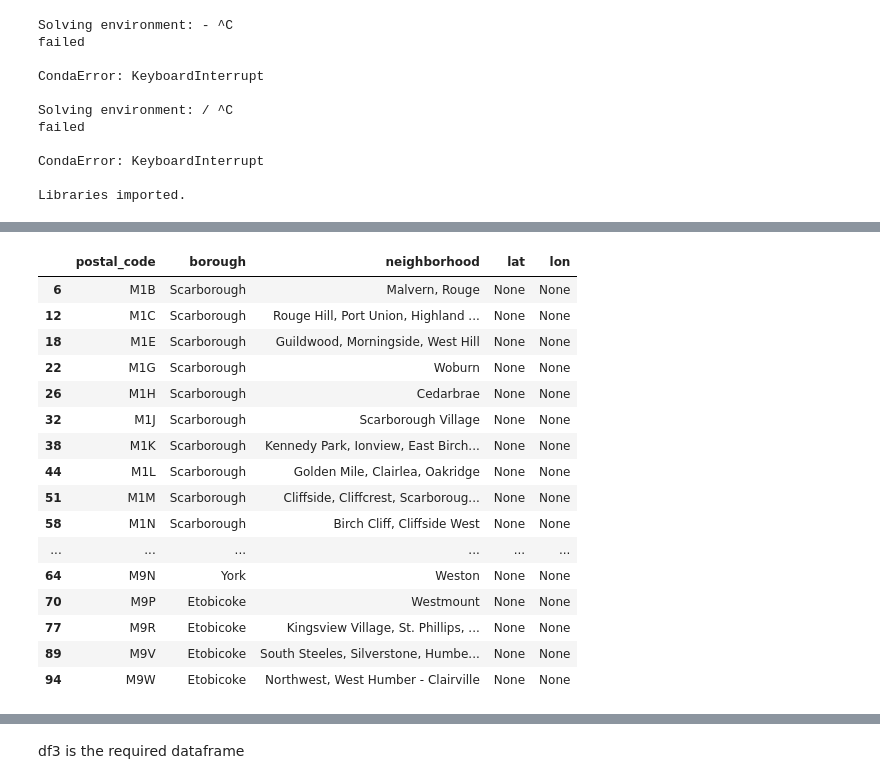
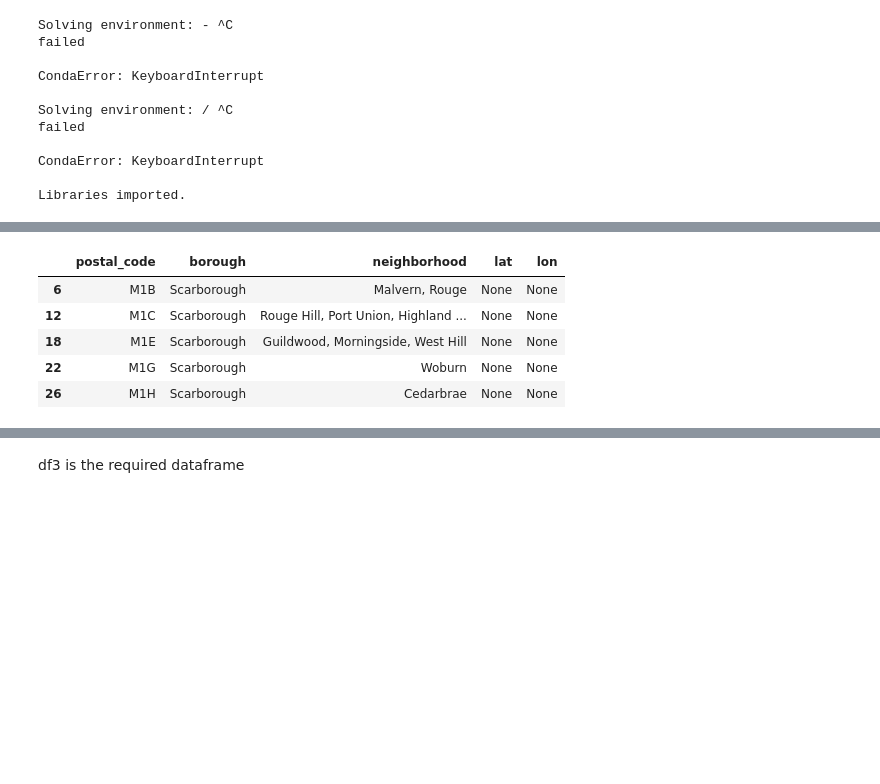
Before and after one commit to nnkurhade/Coursera_Capstone, a Jupyter notebook: Coursera_Capstone_Assign_2.ipynb, the cells around one changed output, grey strips where cells are left out. Saved outputs shown, nothing was run; the diff lists cells and outputs as text; code cells hidden in the pictures; blank space fills up the shorter version.

```diff
--- a/Coursera_Capstone_Assign_2.ipynb
+++ b/Coursera_Capstone_Assign_2.ipynb
@@ -300,23 +234,12 @@ df2
 # %%
 df3 = df.sort_values(by = ['postal_code'],ascending = True, inplace = False)
-df3
+df3.head()
 # %% [output]
 |  | postal_code | borough | neighborhood | lat | lon |
 | 6 | M1B | Scarborough | Malvern, Rouge | None | None |
 | 12 | M1C | Scarborough | Rouge Hill, Port Union, Highland ... | None | None |
 | 18 | M1E | Scarborough | Guildwood, Morningside, West Hill | None | None |
 | 22 | M1G | Scarborough | Woburn | None | None |
 | 26 | M1H | Scarborough | Cedarbrae | None | None |
-| 32 | M1J | Scarborough | Scarborough Village | None | None |
-| 38 | M1K | Scarborough | Kennedy Park, Ionview, East Birch... | None | None |
-| 44 | M1L | Scarborough | Golden Mile, Clairlea, Oakridge | None | None |
-| 51 | M1M | Scarborough | Cliffside, Cliffcrest, Scarboroug... | None | None |
-| 58 | M1N | Scarborough | Birch Cliff, Cliffside West | None | None |
-| ... | ... | ... | ... | ... | ... |
-| 64 | M9N | York | Weston | None | None |
-| 70 | M9P | Etobicoke | Westmount | None | None |
-| 77 | M9R | Etobicoke | Kingsview Village, St. Phillips, ... | None | None |
-| 89 | M9V | Etobicoke | South Steeles, Silverstone, Humbe... | None | None |
-| 94 | M9W | Etobicoke | Northwest, West Humber - Clairville | None | None |
 # %%
 df3[['lat','lon']] = df2[['Latitude','Longitude']]
```
Also changed, not shown: parts of 9 cells of this notebook.
